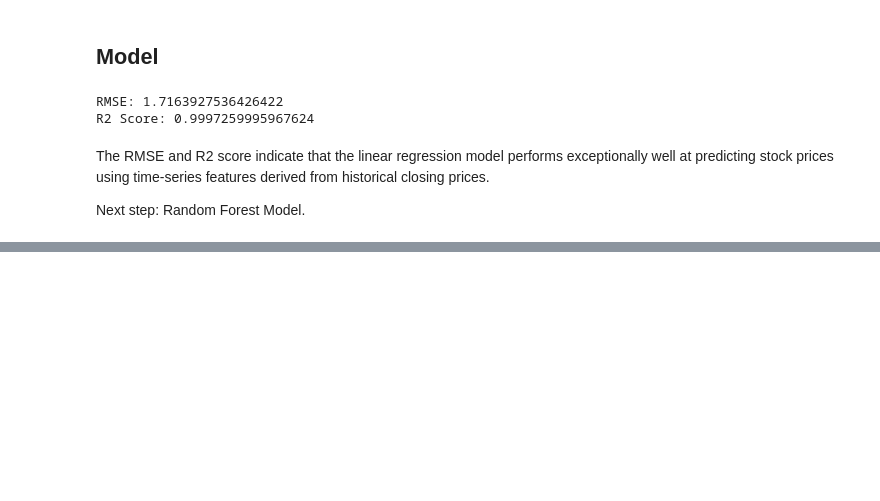
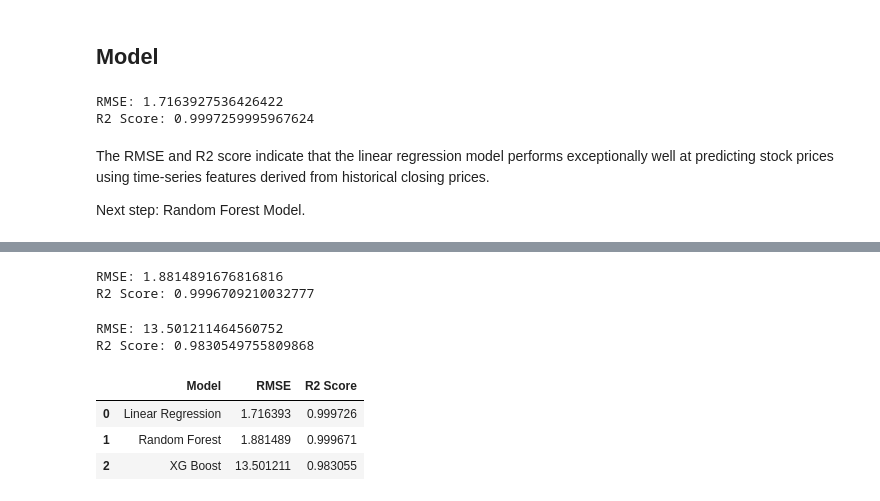
Before and after one commit to Priyav78/Predicting-Stock-Price-with-Time-Data, a Jupyter notebook: P3_Stock_Predictions.ipynb, the cells around one changed output, grey strips where cells are left out. Cells and saved outputs as stored; diff of their text form; code cells hidden in the pictures; blank space fills up the shorter version.

```diff
--- a/P3_Stock_Predictions.ipynb
+++ b/P3_Stock_Predictions.ipynb
@@ -318,6 +322,8 @@ df_merged = pd.merge(df, df_stocks, on='Symbol', how='inner')
 df_merged['Date'] = pd.to_datetime(df_merged['Date'])
 
 pd.set_option('display.max_columns', None)
+pd.set_option('display.max_colwidth', 100)
+
 df_merged.head()
 # %% [output]
 |  | Exchange | Symbol | Shortname | Longname | Sector | Industry | Currentprice | Marketcap | Ebitda | ... |
@@ -328,6 +334,7 @@ df_merged.head()
 | 4 | NMS | NVDA | NVIDIA Corporation | NVIDIA Corporation | Technology | Semiconductors | 134.7 | 3298803056640 | 6.118400e+10 | ... |
 # %%
 df_merged = df_merged.sort_values(by=['Symbol', 'Date'])
+pd.set_option('display.max_colwidth', 100)
 df_merged.head()
 # %% [output]
 |  | Exchange | Symbol | Shortname | Longname | Sector | Industry | Currentprice | Marketcap | Ebitda | ... |
@@ -374,8 +381,11 @@ model.fit(X_train, y_train)
 
 y_pred = model.predict(X_test)
 
-print('RMSE:', np.sqrt(mean_squared_error(y_pred, y_test)))
-print('R2 Score:', r2_score(y_pred, y_test))
+rmse_LR = np.sqrt(mean_squared_error(y_pred, y_test))
+r2_LR = r2_score(y_pred, y_test)
+
+print('RMSE:', rmse_LR)
+print('R2 Score:', r2_LR)
 # %% [output]
 RMSE: 1.7163927536426422
 R2 Score: 0.9997259995967624
@@ -414 +424,25 @@ The exit codes of the workers are {SIGKILL(-9)}
+# %%
+from sklearn.ensemble import RandomForestRegressor
+
+# X = df_merged[feature_cols]
+# y = df_merged['Close']
+
+# split_index = int(len(X) * 0.8)
+# X_train, X_test = X.iloc[:split_index], X.iloc[split_index:]
+# y_train, y_test = y.iloc[:split_index], y.iloc[split_index:]
+
+model_RF = RandomForestRegressor(random_state=42, max_depth=10)
+
+model_RF.fit(X_train, y_train)
+
+y_pred_RF = model_RF.predict(X_test)
+
+rmse_RF = np.sqrt(mean_squared_error(y_test, y_pred_RF))
+r2_RF = r2_score(y_test, y_pred_RF)
+
+print("RMSE:", rmse_RF)
+print("R2 Score:", r2_RF)
+# %% [output]
+RMSE: 1.8814891676816816
+R2 Score: 0.9996709210032777
 # %%
@@ -448,0 +478,37 @@ print("Best RMSE:", -random_search2.best_score_)
+# %%
+from xgboost import XGBRegressor
+
+# X = df_merged[feature_cols]
+# y = df_merged['Close']
+
+# split_index = int(len(X) * 0.8)
+# X_train, X_test = X.iloc[:split_index], X.iloc[split_index:]
+# y_train, y_test = y.iloc[:split_index], y.iloc[split_index:]
+
+model_xgb = XGBRegressor(random_state=42, verbosity=0, n_estimators=100, max_depth=3, learning_rate=0.1)
+
+model_xgb.fit(X_train, y_train)
+
+y_pred_xgb = model_xgb.predict(X_test)
+
+rmse_XG = np.sqrt(mean_squared_error(y_test, y_pred_xgb))
+r2_XG = r2_score(y_test, y_pred_xgb)
+
+print("RMSE:", rmse_XG)
+print("R2 Score:", r2_XG)
+# %% [output]
+RMSE: 13.501211464560752
+R2 Score: 0.9830549755809868
+# %%
+results = pd.DataFrame({
+    'Model': ['Linear Regression', 'Random Forest', 'XG Boost'],
+    'RMSE': [rmse_LR, rmse_RF, rmse_XG],
+    'R2 Score': [r2_LR, r2_RF, r2_XG]
+})
+
+results
+# %% [output]
+|  | Model | RMSE | R2 Score |
+| 0 | Linear Regression | 1.716393 | 0.999726 |
+| 1 | Random Forest | 1.881489 | 0.999671 |
+| 2 | XG Boost | 13.501211 | 0.983055 |
```
Also changed, not shown: parts of 11 cells of this notebook.
